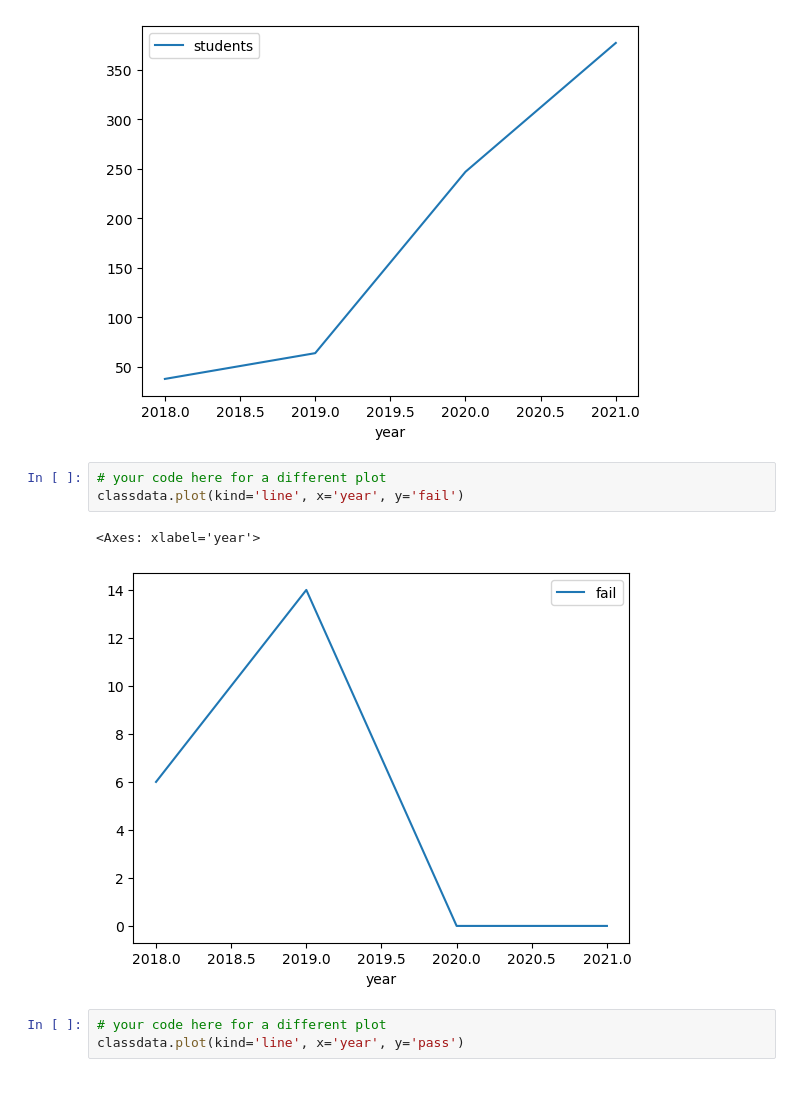
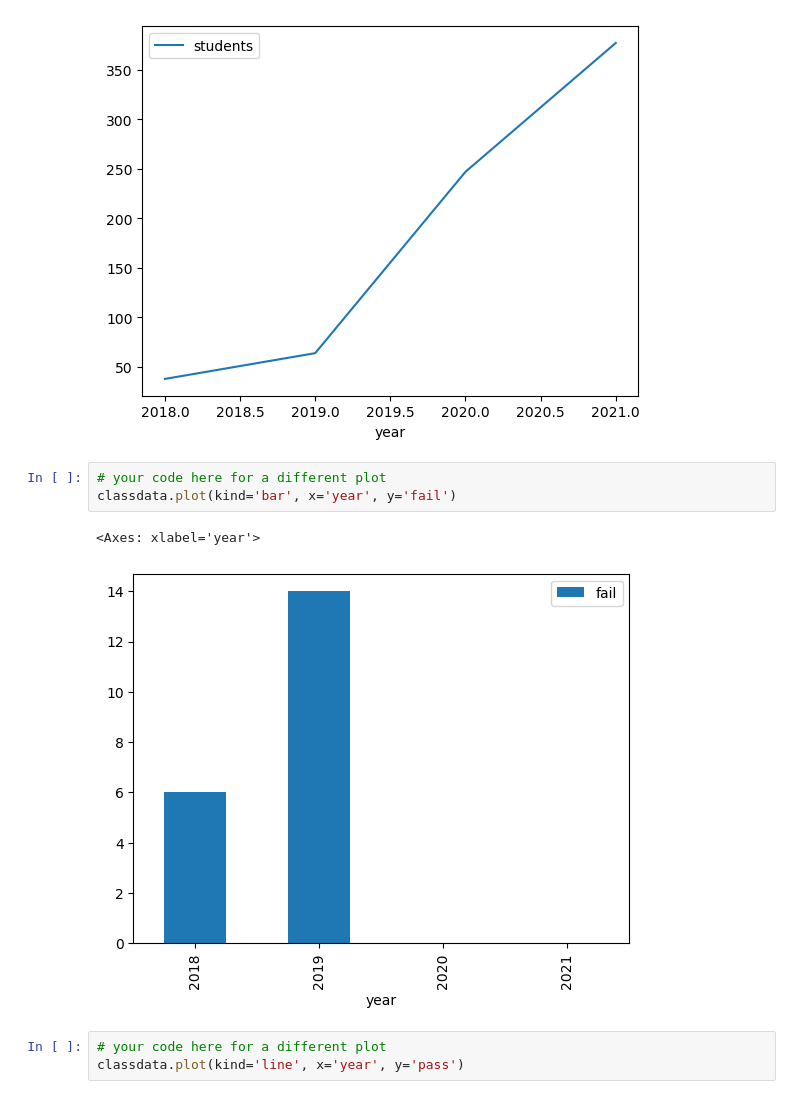
Before and after one commit to khushishrestha/Practical-Workshops, a Jupyter notebook: Workshop Week 1.ipynb, the cells around one changed output. Saved outputs shown, nothing was run; the diff lists cells and outputs as text.

```diff
--- a/Workshop Week 1.ipynb
+++ b/Workshop Week 1.ipynb
@@ -152,10 +152,10 @@ classdata.plot(kind='line', x='year', y='students')
 [figure]
 # %%
 # your code here for a different plot
-classdata.plot(kind='line', x='year', y='fail')
+classdata.plot(kind='bar', x='year', y='fail')
 # %% [output]
 <Axes: xlabel='year'>
-[figure, old version]
+[figure, new version]
 # %%
 # your code here for a different plot
 classdata.plot(kind='line', x='year', y='pass')
```
